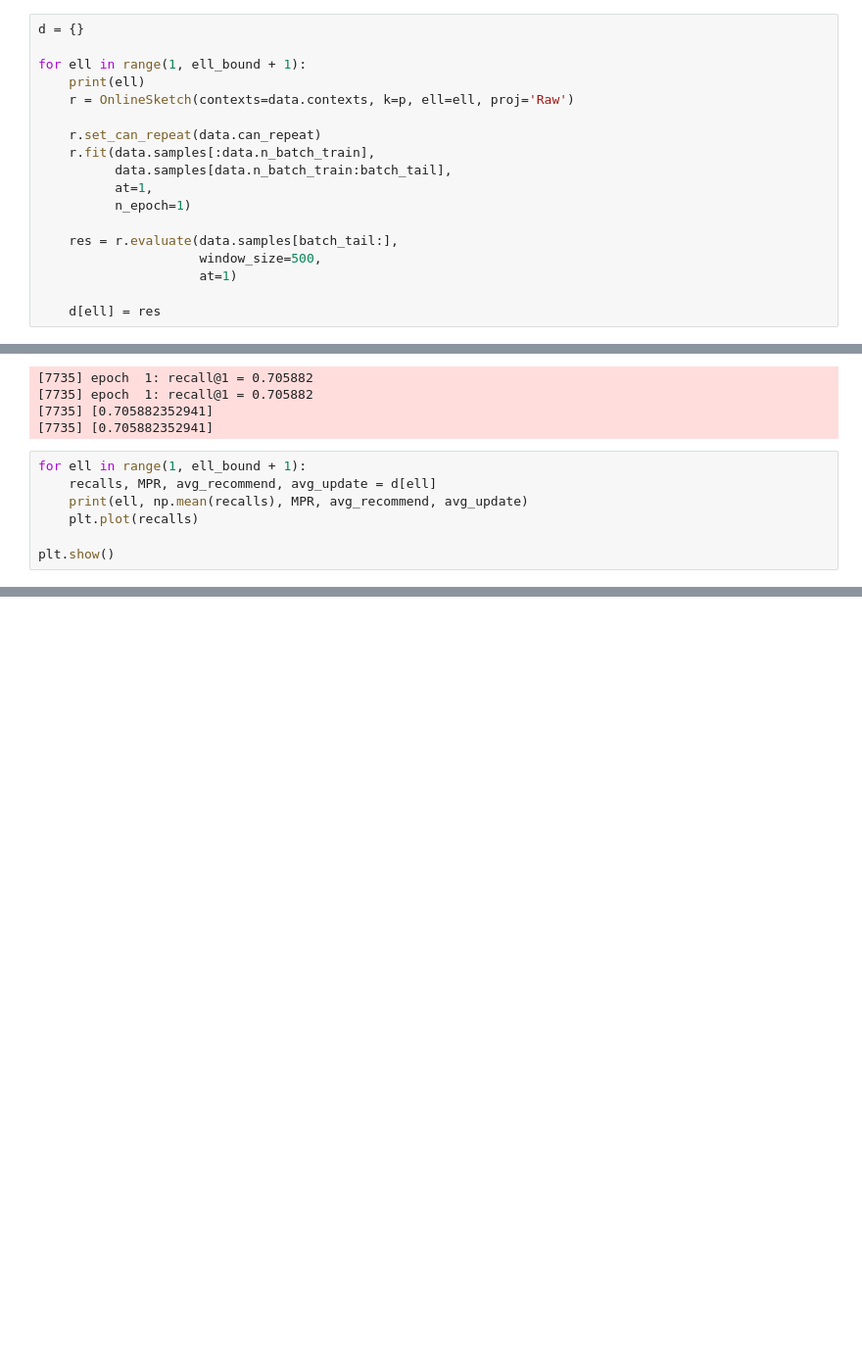
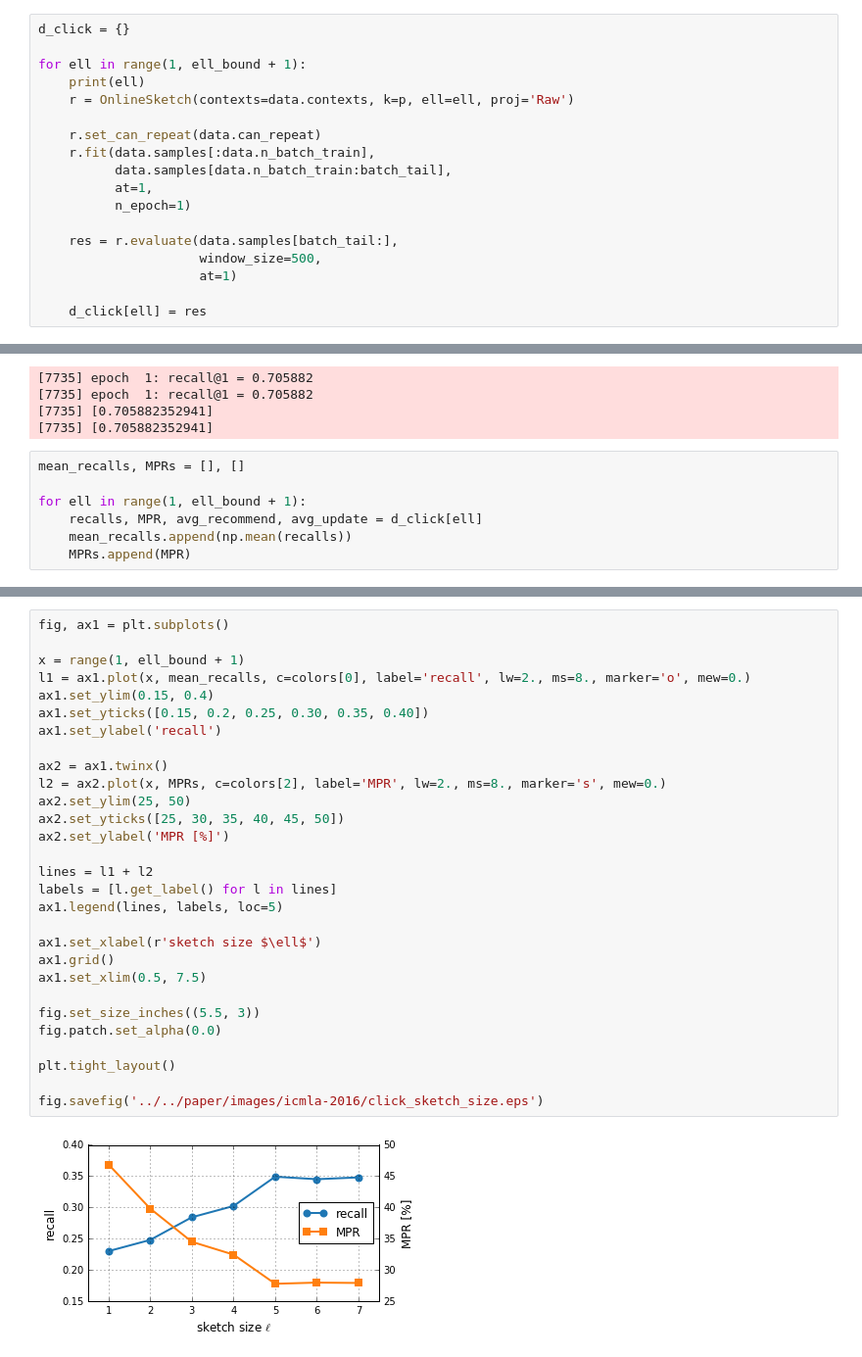
Before and after one commit to takuti/stream-recommender, a Jupyter notebook: paper-sketch.ipynb, the cells around one changed output, grey strips where cells are left out. Shown at 98% size. Saved outputs shown, nothing was run; the diff lists cells and outputs as text; blank space fills up the shorter version.

```diff
--- a/paper-sketch.ipynb
+++ b/paper-sketch.ipynb
@@ -262,7 +363,7 @@ p, ell_bound
 # %% [output]
 (56, 7)
 # %%
-d = {}
+d_click = {}
 
 for ell in range(1, ell_bound + 1):
     print(ell)
@@ -278,7 +379,7 @@ for ell in range(1, ell_bound + 1):
                      window_size=500,
                      at=1)
 
-    d[ell] = res
+    d_click[ell] = res
 # %% [output]
 1
 [7735] epoch  1: recall@1 = 0.593838
@@ -316,9 +417,9 @@ for ell in range(1, ell_bound + 1):
 [7735] [0.705882352941]
 [7735] [0.705882352941]
 # %%
+mean_recalls, MPRs = [], []
+
 for ell in range(1, ell_bound + 1):
-    recalls, MPR, avg_recommend, avg_update = d[ell]
-    print(ell, np.mean(recalls), MPR, avg_recommend, avg_update)
-    plt.plot(recalls)
-
-plt.show()
+    recalls, MPR, avg_recommend, avg_update = d_click[ell]
+    mean_recalls.append(np.mean(recalls))
+    MPRs.append(MPR)
@@ -333,0 +426,31 @@ plt.show()
+# %%
+fig, ax1 = plt.subplots()
+
+x = range(1, ell_bound + 1)
+l1 = ax1.plot(x, mean_recalls, c=colors[0], label='recall', lw=2., ms=8., marker='o', mew=0.)
+ax1.set_ylim(0.15, 0.4)
+ax1.set_yticks([0.15, 0.2, 0.25, 0.30, 0.35, 0.40])
+ax1.set_ylabel('recall')
+
+ax2 = ax1.twinx()
+l2 = ax2.plot(x, MPRs, c=colors[2], label='MPR', lw=2., ms=8., marker='s', mew=0.)
+ax2.set_ylim(25, 50)
+ax2.set_yticks([25, 30, 35, 40, 45, 50])
+ax2.set_ylabel('MPR [%]')
+
+lines = l1 + l2
+labels = [l.get_label() for l in lines]
+ax1.legend(lines, labels, loc=5)
+
+ax1.set_xlabel(r'sketch size $\ell$')
+ax1.grid()
+ax1.set_xlim(0.5, 7.5)
+
+fig.set_size_inches((5.5, 3))
+fig.patch.set_alpha(0.0)
+
+plt.tight_layout()
+
+fig.savefig('../../paper/images/icmla-2016/click_sketch_size.eps')
+# %% [output]
+[figure, added]
```
Also changed, not shown: parts of 11 cells of this notebook.
